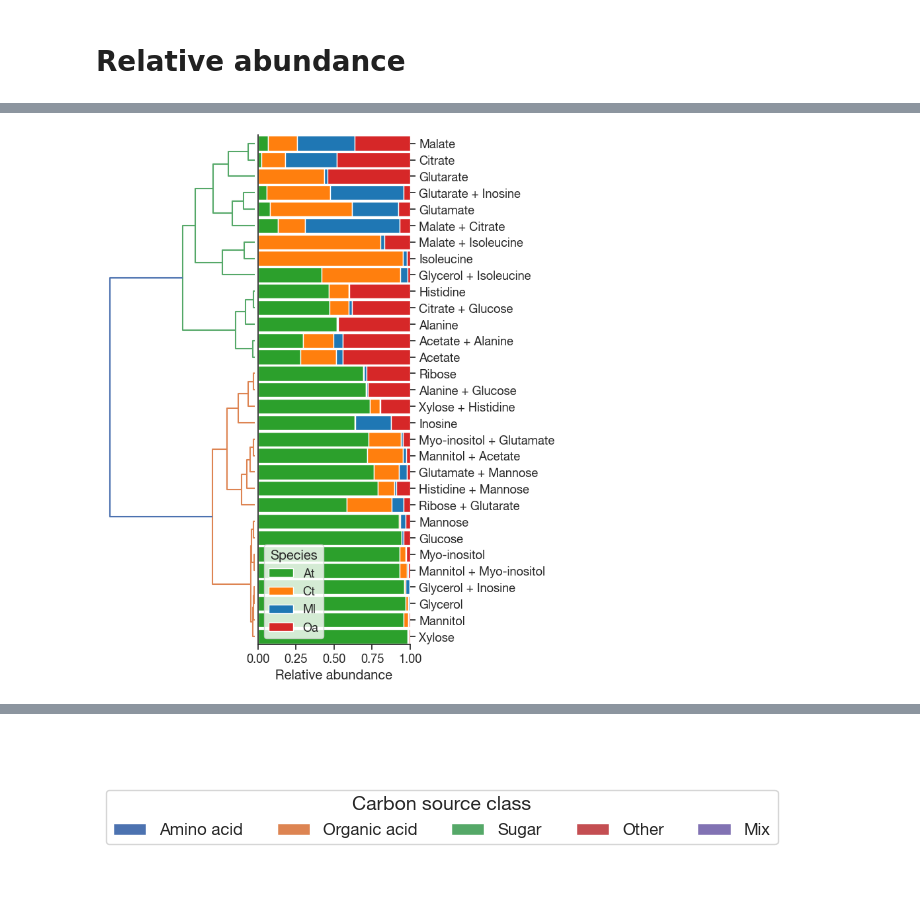
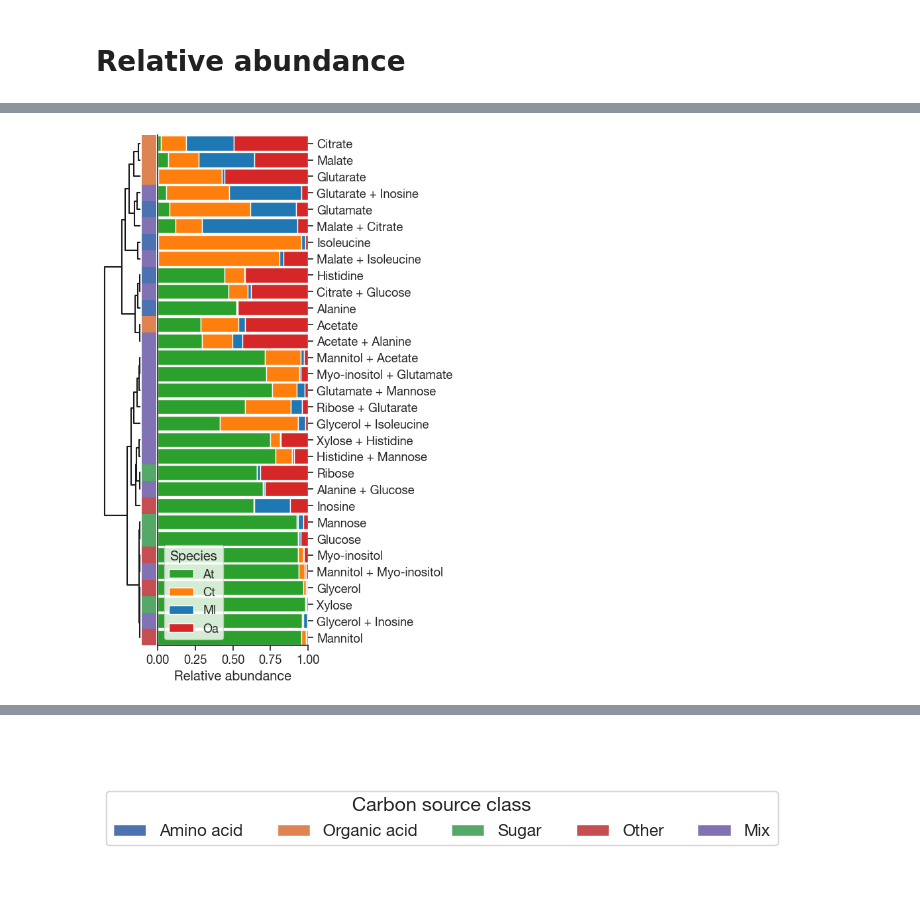
Before and after one commit to sulheim/coexistence, a Jupyter notebook: notebooks/2_assembly_1/2B_analyse_assembly_2.ipynb, the cells around one changed output, grey strips where cells are left out. Saved outputs shown, nothing was run; the diff lists cells and outputs as text; code cells hidden in the pictures.

```diff
--- a/notebooks/2_assembly_1/2B_analyse_assembly_2.ipynb
+++ b/notebooks/2_assembly_1/2B_analyse_assembly_2.ipynb
@@ -999,7 +921,8 @@ fig, ax = plt.subplots(figsize=(12, 6))
 
 # Pivot the data to get species as columns
 # rel_abu_pivot = rel_abu_long.pivot(index='Carbon source', columns='Species', values='Rel. abundance')
-df_mean_pivot = df_mean78.pivot(index = 'Carbon source', columns = 'Species', values = 'Mean CFUs/mL')
+# df_mean_pivot = df_mean78.pivot(index = 'Carbon source', columns = 'Species', values = 'Mean CFUs/mL')
+df_mean_pivot = 10**df_logmean78.pivot(index = 'Carbon source', columns = 'Species', values = 'Mean log10(CFUs/mL)')
 # Calculate relative abundances (normalize each row to sum to 1)
 df_rel_abu = df_mean_pivot.div(df_mean_pivot.sum(axis=1), axis=0)
 
@@ -1021,57 +961,54 @@ plt.show()
 # %%
-from scipy.cluster.hierarchy import dendrogram, linkage
-import matplotlib.gridspec as gridspec
 
-# Pivot and calculate relative abundances
-df_mean_pivot = df_mean78.pivot(index='Carbon source', columns='Species', values='Mean CFUs/mL')
-df_rel_abu = df_mean_pivot.div(df_mean_pivot.sum(axis=1), axis=0)
 
-# Perform hierarchical clustering
-linkage_matrix = linkage(df_rel_abu[species_list], method='ward')
+# Create color mapping for carbon source classes
+cs_classes = df_rel_abu_clustered.index.map(cs_to_class)
+class_palette = {'Amino acid': 'C0', 'Organic acid': 'C1', 'Sugar': 'C2', 'Other': 'C3', 'Mix': 'C4'}
+row_colors = cs_classes.map(class_palette)
 
-# Get the dendrogram to extract order
-dendro = dendrogram(linkage_matrix, no_plot=True)
-clustered_order = dendro['leaves']
-df_rel_abu_clustered = df_rel_abu.iloc[clustered_order]
-
-# Create figure with custom gridspec
-fig = plt.figure(figsize=(6, 10))
-gs = gridspec.GridSpec(1, 2, width_ratios=[2, 2], wspace=0.02)
+# Create figure with custom gridspec - add space for color bar
+fig = plt.figure(figsize=(4, 10))
+gs = gridspec.GridSpec(1, 3, width_ratios=[0.5, 0.2, 2], wspace=0.02)
 
 # Plot dendrogram
 ax1 = plt.subplot(gs[0])
-dendro = dendrogram(linkage_matrix, ax=ax1, orientation='left', no_labels=True)
-# ax1.set_xlabel('Distance')
-# ax1.set_title('Hierarchical Clustering')
+dendro = dendrogram(linkage_matrix, ax=ax1, orientation='left', no_labels=True, color_threshold=0, above_threshold_color='k')
 ax1.spines['right'].set_visible(False)
 ax1.spines['top'].set_visible(False)
 ax1.spines['bottom'].set_visible(False)
 ax1.spines['left'].set_visible(False)
 ax1.set_yticks([])
 ax1.set_xticks([])
-ax1.xaxis.tick_top()  # Move x-axis ticks to top
-ax1.xaxis.set_label_position('top')  # Move x-axis label to top
+ax1.xaxis.tick_top()
+ax1.xaxis.set_label_position('top')
+
+# Add color bar for categories
+ax_colors = plt.subplot(gs[1])
+n_samples = len(df_rel_abu_clustered)
+for i, cs in enumerate(df_rel_abu_clustered.index):
+    cs_class = cs_to_class.get(cs, 'Mix')
+    color = class_palette[cs_class]
+    ax_colors.barh(i, 1, color=color, height=1, edgecolor='none')
+ax_colors.set_ylim(-0.5, n_samples - 0.5)
+ax_colors.set_xlim(0, 1)
+ax_colors.axis('off')
 
 
 # Create stacked bar plot
-ax2 = plt.subplot(gs[1])
+ax2 = plt.subplot(gs[2])
 df_rel_abu_clustered[species_list].plot(kind='barh', stacked=True, ax=ax2, color=palette, width=0.9)
 ax2.set_ylabel('')
-# ax2.xaxis.tick_top()  # Move x-axis ticks to top
-# ax2.xaxis.set_label_position('top')  # Move x-axis label to top
 ax2.set_xlabel('Relative abundance')
-ax2.yaxis.tick_right()  # Move y-axis ticks to right
-ax2.yaxis.set_label_position('right')  # Move y-axis label to right
+ax2.yaxis.tick_right()
+ax2.yaxis.set_label_position('right')
 ax2.set_xlim(0,1)
-# ax2.legend(title='Species', bbox_to_anchor=(1.05, 1), loc='upper left')
 
 # Align dendrogram with bars
-n_samples = len(df_rel_abu_clustered)
-ax1.set_ylim(0, n_samples * 10)  # Match dendrogram scaling
+ax1.set_ylim(0, n_samples * 10)
 ax2.set_ylim(-0.5, n_samples - 0.5)
 
 sns.despine(ax=ax2)
 plt.savefig(figure_folder / 'relative_abundance_with_dendrogram.pdf', bbox_inches='tight')
 plt.show()
 # %% [output]
-[figure, old version]
+[figure, new version]
```
Also changed, not shown: parts of 14 cells of this notebook, 11 other files.
